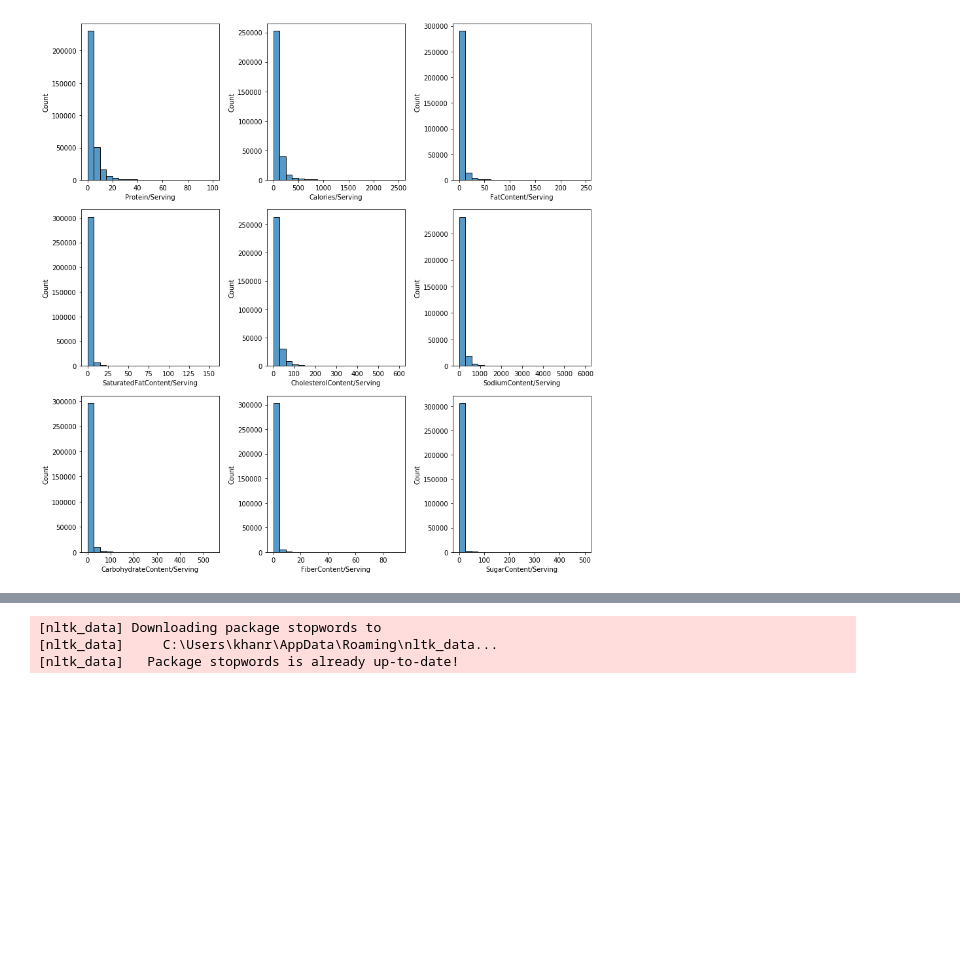
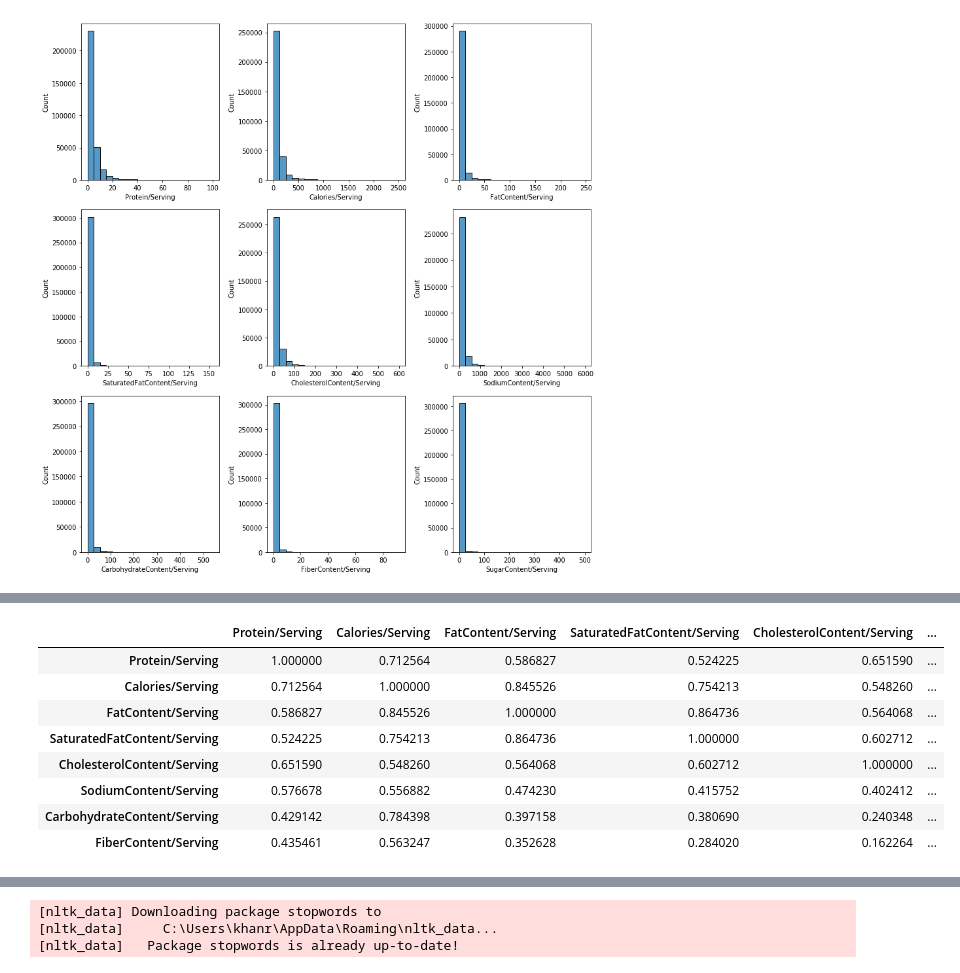
Before and after one commit to RafayKhan2/Brainstation-Capstone, a Jupyter notebook: Rafay_Khan_Capstone_Sprint1.ipynb, the cells around one changed output, grey strips where cells are left out. Drawn from its saved outputs; the diff is of its cells as text; code cells hidden in the pictures; blank space fills up the shorter version.

```diff
--- a/Rafay_Khan_Capstone_Sprint1.ipynb
+++ b/Rafay_Khan_Capstone_Sprint1.ipynb
@@ -285,0 +302,14 @@ TypeError: 'tuple' object is not callable
+# %%
+#Macronutrient Correlation Matrix
+correlation = nutrition.iloc[:,20:28].corr()
+correlation.style.background_gradient(cmap='coolwarm')
+# %% [output]
+|  | Protein/Serving | Calories/Serving | FatContent/Serving | SaturatedFatContent/Serving | CholesterolContent/Serving | ... |
+| Protein/Serving | 1.000000 | 0.712564 | 0.586827 | 0.524225 | 0.651590 | ... |
+| Calories/Serving | 0.712564 | 1.000000 | 0.845526 | 0.754213 | 0.548260 | ... |
+| FatContent/Serving | 0.586827 | 0.845526 | 1.000000 | 0.864736 | 0.564068 | ... |
+| SaturatedFatContent/Serving | 0.524225 | 0.754213 | 0.864736 | 1.000000 | 0.602712 | ... |
+| CholesterolContent/Serving | 0.651590 | 0.548260 | 0.564068 | 0.602712 | 1.000000 | ... |
+| SodiumContent/Serving | 0.576678 | 0.556882 | 0.474230 | 0.415752 | 0.402412 | ... |
+| CarbohydrateContent/Serving | 0.429142 | 0.784398 | 0.397158 | 0.380690 | 0.240348 | ... |
+| FiberContent/Serving | 0.435461 | 0.563247 | 0.352628 | 0.284020 | 0.162264 | ... |
```
Also changed, not shown: parts of 44 cells of this notebook.
